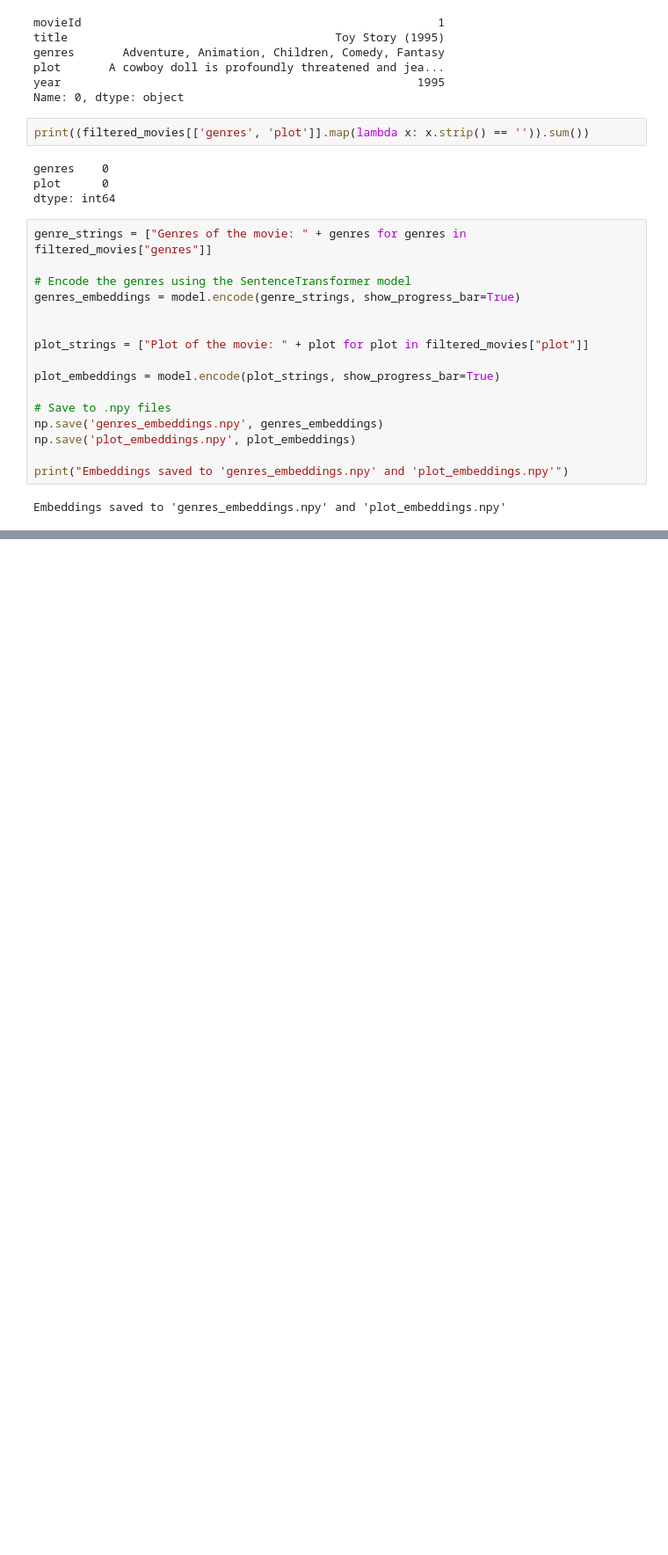
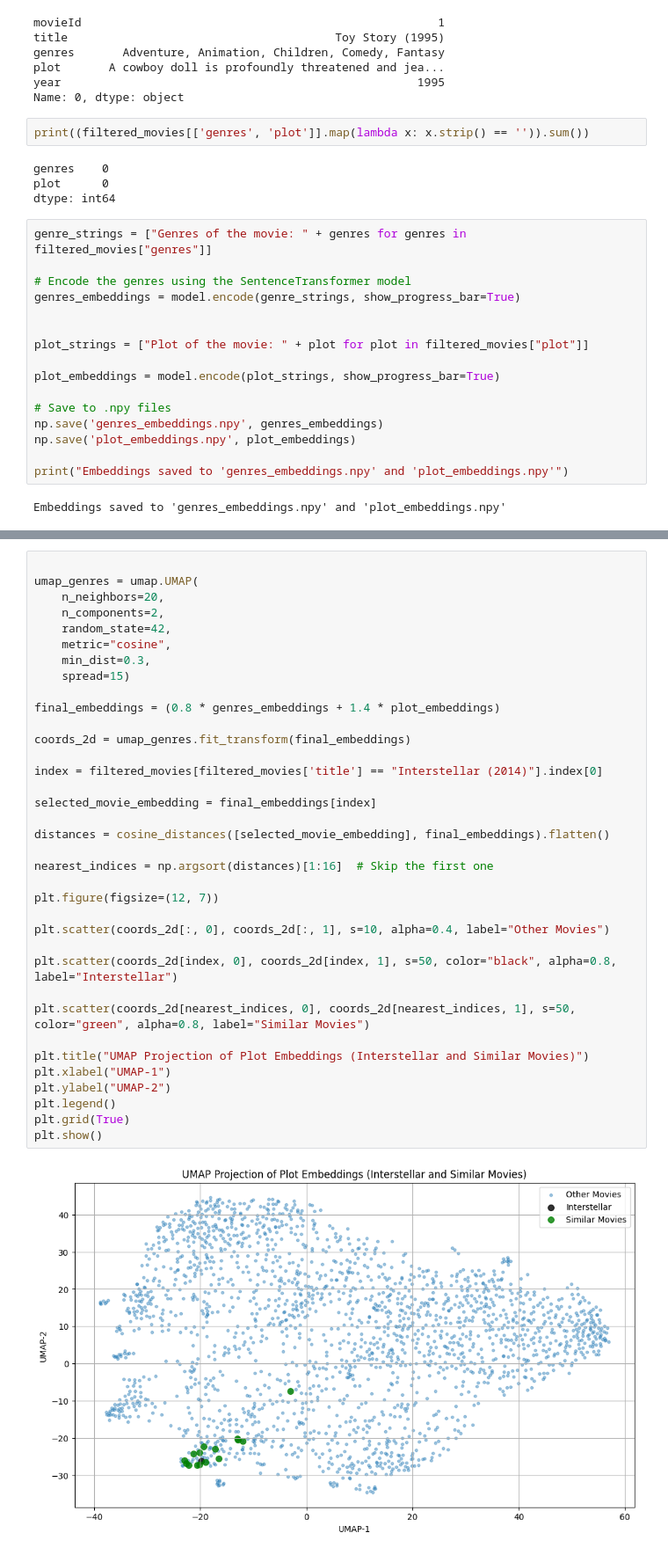
Before and after one commit to RichardFedak/llm-diversity, a Jupyter notebook: experiment/EasyStudy/server/static/datasets/ml-latest/explore.ipynb, the cells around one changed output, grey strips where cells are left out. Shown at 88% size. Drawn from its saved outputs; the diff is of its cells as text; blank space fills up the shorter version.

```diff
--- a/experiment/EasyStudy/server/static/datasets/ml-latest/explore.ipynb
+++ b/experiment/EasyStudy/server/static/datasets/ml-latest/explore.ipynb
@@ -275,0 +303,38 @@ Planet of the Apes (2001)
+# %%
+
+umap_genres = umap.UMAP(
+    n_neighbors=20,
+    n_components=2,
+    random_state=42,
+    metric="cosine",
+    min_dist=0.3,
+    spread=15)
+
+final_embeddings = (0.8 * genres_embeddings + 1.4 * plot_embeddings)
+
+coords_2d = umap_genres.fit_transform(final_embeddings)
+
+index = filtered_movies[filtered_movies['title'] == "Interstellar (2014)"].index[0]
+
+selected_movie_embedding = final_embeddings[index]
+
+distances = cosine_distances([selected_movie_embedding], final_embeddings).flatten()
+
+nearest_indices = np.argsort(distances)[1:16]  # Skip the first one
+
+plt.figure(figsize=(12, 7))
+
+plt.scatter(coords_2d[:, 0], coords_2d[:, 1], s=10, alpha=0.4, label="Other Movies")
+
+plt.scatter(coords_2d[index, 0], coords_2d[index, 1], s=50, color="black", alpha=0.8, label="Interstellar")
+
+plt.scatter(coords_2d[nearest_indices, 0], coords_2d[nearest_indices, 1], s=50, color="green", alpha=0.8, label="Similar Movies")
+
+plt.title("UMAP Projection of Plot Embeddings (Interstellar and Similar Movies)")
+plt.xlabel("UMAP-1")
+plt.ylabel("UMAP-2")
+plt.legend()
+plt.grid(True)
+plt.show()
+# %% [output]
+[figure, added]
```
Also changed, not shown: parts of 5 cells of this notebook.
